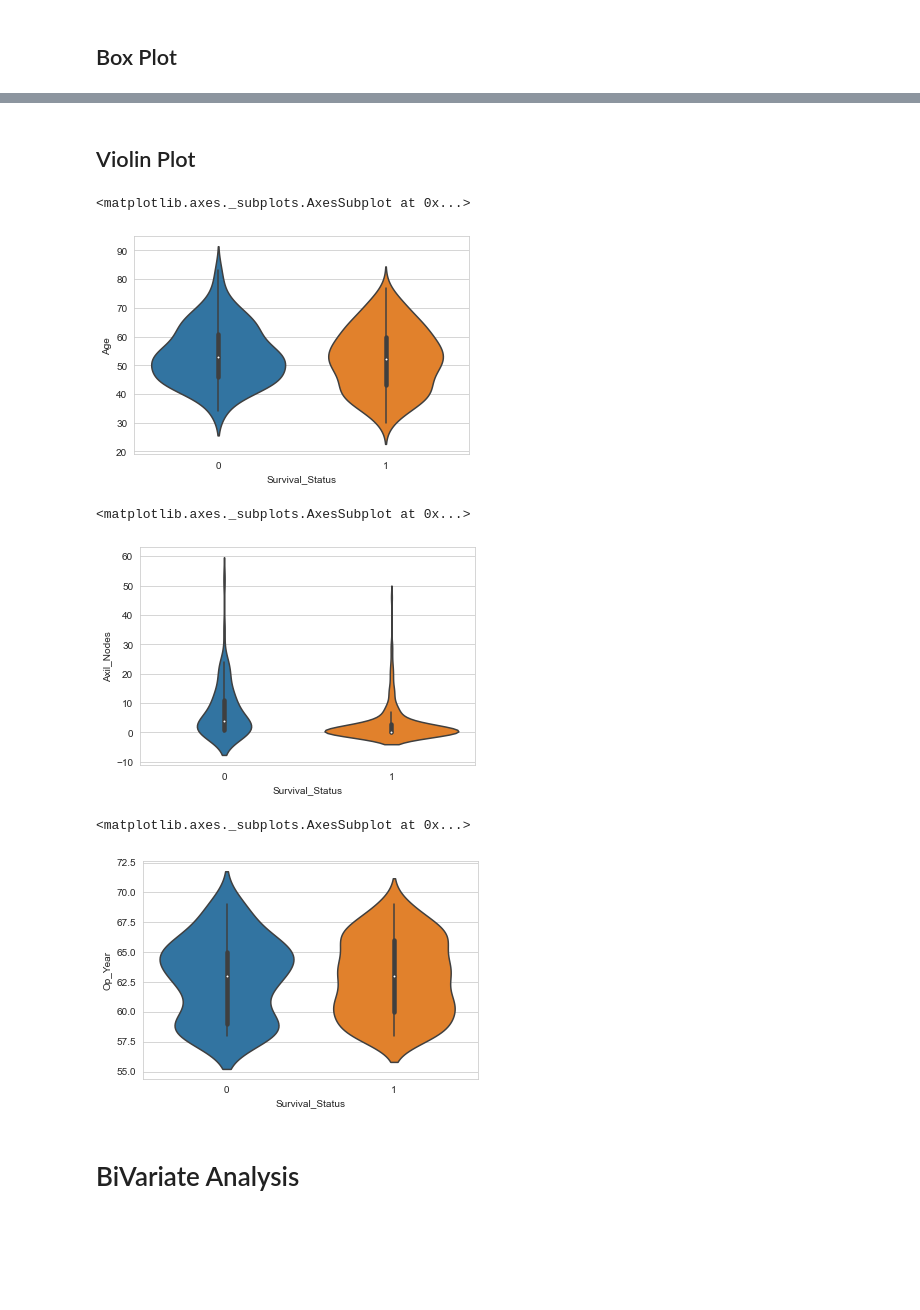
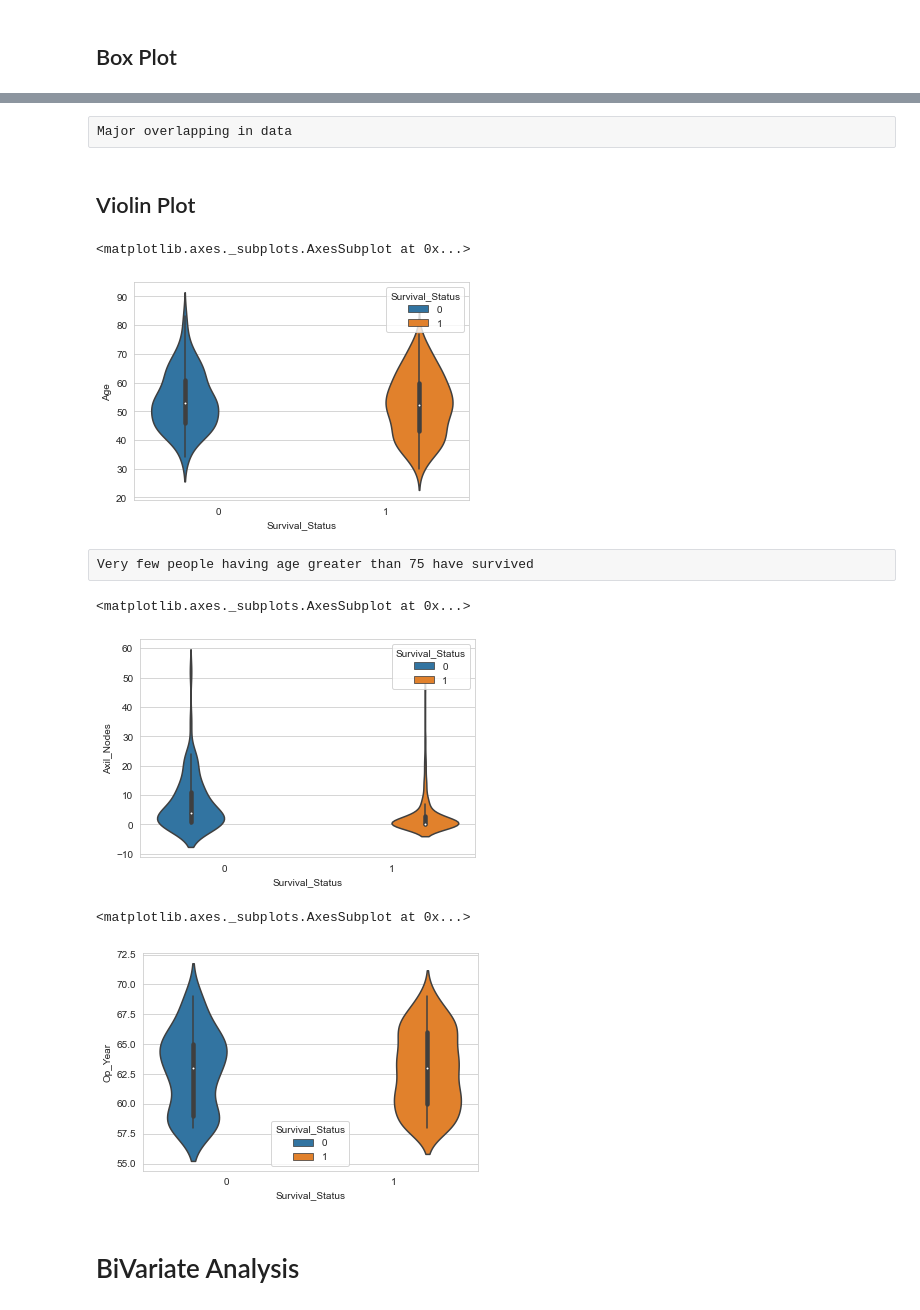
Before and after one commit to Mridul20/Haberman_Dataset_Analysis, a Jupyter notebook: Haberman_Survival_Analysis.ipynb, the cells around one changed output, grey strips where cells are left out. Drawn from its saved outputs; the diff is of its cells as text; code cells hidden in the pictures; blank space fills up the shorter version.

```diff
--- a/Haberman_Survival_Analysis.ipynb
+++ b/Haberman_Survival_Analysis.ipynb
@@ -264,4 +405,5 @@ sns.boxplot(x = dataset['Survival_Status'] , y = dataset['Age'] )
 # %%
-sns.boxplot(x = dataset['Survival_Status'] , y = dataset['Axil_Nodes'])
+sns.set_style("whitegrid")
+sns.boxplot(x = dataset['Survival_Status'] , y = dataset['Axil_Nodes'] , hue = dataset['Survival_Status'])
 # %% [output]
 <matplotlib.axes._subplots.AxesSubplot at 0x...>
@@ -269,4 +414,5 @@ sns.boxplot(x = dataset['Survival_Status'] , y = dataset['Axil_Nodes'])
 # %%
-sns.boxplot(x = dataset['Survival_Status'] , y = dataset['Op_Year'])
+sns.set_style("whitegrid")
+sns.boxplot(x = dataset['Survival_Status'] , y = dataset['Op_Year'] , hue = dataset['Survival_Status'])
 # %% [output]
 <matplotlib.axes._subplots.AxesSubplot at 0x...>
@@ -274,20 +420,27 @@ sns.boxplot(x = dataset['Survival_Status'] , y = dataset['Op_Year'])
+# %% [raw]
+Major overlapping in data
 # %% [markdown]
 ## Violin Plot
 # %%
-sns.violinplot(x = dataset['Survival_Status'] , y = dataset['Age'] )
+sns.set_style("whitegrid")
+sns.violinplot(x = dataset['Survival_Status'] , y = dataset['Age'] ,hue = dataset['Survival_Status'] )
 # %% [output]
 <matplotlib.axes._subplots.AxesSubplot at 0x...>
-[figure, old version]
+[figure, new version]
+# %% [raw]
+Very few people having age greater than 75 have survived
 # %%
-sns.violinplot(x = dataset['Survival_Status'] , y = dataset['Axil_Nodes'] )
+sns.set_style("whitegrid")
+sns.violinplot(x = dataset['Survival_Status'] , y = dataset['Axil_Nodes'] ,hue = dataset['Survival_Status'])
 # %% [output]
 <matplotlib.axes._subplots.AxesSubplot at 0x...>
-[figure, old version]
+[figure, new version]
 # %%
-sns.violinplot(x = dataset['Survival_Status'] , y = dataset['Op_Year'] )
+sns.set_style("whitegrid")
+sns.violinplot(x = dataset['Survival_Status'] , y = dataset['Op_Year'] ,hue = dataset['Survival_Status'])
 # %% [output]
 <matplotlib.axes._subplots.AxesSubplot at 0x...>
-[figure, old version]
+[figure, new version]
 # %% [markdown]
 # BiVariate Analysis
 # %% [markdown]
```
Also changed, not shown: parts of 36 cells of this notebook.
